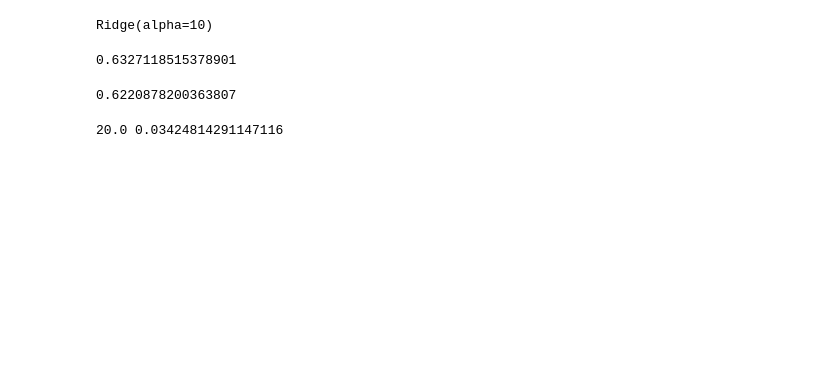
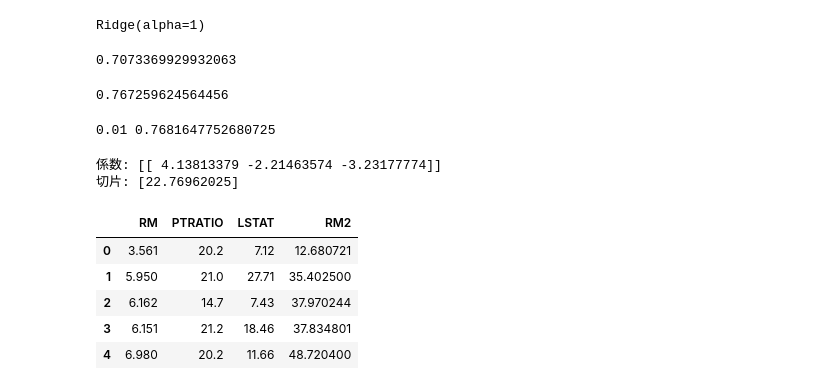
Before and after one commit to yamaguchinorimitsu/ajax_app, a Jupyter notebook: 練習７.ipynb, the cells around one changed output. Drawn from its saved outputs; the diff is of its cells as text; code cells hidden in the pictures; blank space fills up the shorter version.

```diff
--- a/練習７.ipynb
+++ b/練習７.ipynb
@@ -23,0 +27,4 @@ df.head()
+# %%
+# 外れ値データを作成
+no = df[(df['RM'] < 6) & (df['PRICE'] > 40)].index
+no
@@ -76,31 +149,53 @@ model.score(X_test_scaled,y_test_scaled )
 from sklearn.linear_model import Ridge, Lasso
 from sklearn.metrics import mean_squared_error
 
-regressor_ridge = Ridge(alpha=10)
-regressor_ridge.fit(X_train_scaled,y_train_scaled )
+regressor_ridge = Ridge(alpha=1)
+regressor_ridge.fit(X_train_scaled,y_train )
 # %% [output]
-Ridge(alpha=10)
+Ridge(alpha=1)
 # %%
-regressor_ridge.score(X_train_scaled,y_train_scaled)
+regressor_ridge.score(X_train_scaled,y_train )
 # %% [output]
-0.6327118515378901
+0.7073369929932063
 # %%
-regressor_ridge.score(X_test_scaled,y_test_scaled)
+regressor_ridge.score(X_test_scaled,y_test )
 # %% [output]
-0.6220878200363807
+0.767259624564456
 # %%
 maxScore = 0
 maxIndex = 0
 # range関数により整数列を1～2000生成
-for i in range(1, 2001):
+for i in range(1, 2000):
     num = i/100
-    model = Ridge(random_state = 0, alpha = num)
-    model.fit(X_train_scaled, y_train_scaled)
-    result = model.score(X_test_scaled, y_test_scaled)
+    model2 = Ridge(random_state = 0, alpha = num)
+    model2.fit(X_train_scaled, y_train)
+    result = model2.score(X_test_scaled, y_test)
     if result > maxScore:
         maxScore = result
         maxIndex = num
 
 print(maxIndex, maxScore)
 # %% [output]
-20.0 0.03424814291147116
+0.01 0.7681647752680725
+# %%
+# 係数と切片の取得
+coefficients = model.coef_
+intercept = model.intercept_
+
+# 結果の表示
+print("係数:", coefficients)
+print("切片:", intercept)
+# %% [output]
+係数: [[ 4.13813379 -2.21463574 -3.23177774]]
+切片: [22.76962025]
+# %%
+X['RM2'] = X['RM']**2
+
+X.head()
+# %% [output]
+|  | RM | PTRATIO | LSTAT | RM2 |
+| 0 | 3.561 | 20.2 | 7.12 | 12.680721 |
+| 1 | 5.950 | 21.0 | 27.71 | 35.402500 |
+| 2 | 6.162 | 14.7 | 7.43 | 37.970244 |
+| 3 | 6.151 | 21.2 | 18.46 | 37.834801 |
+| 4 | 6.980 | 20.2 | 11.66 | 48.720400 |
```
Also changed, not shown: parts of 19 cells of this notebook.
